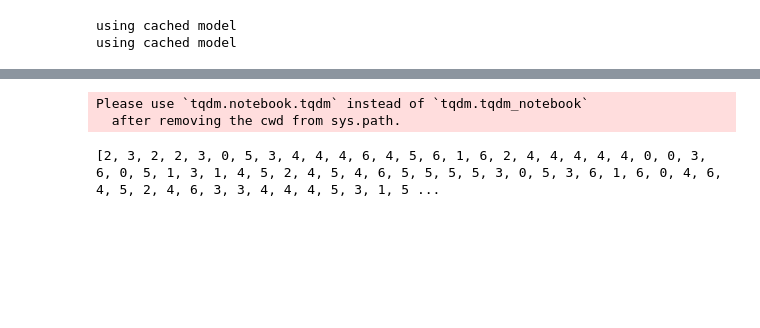
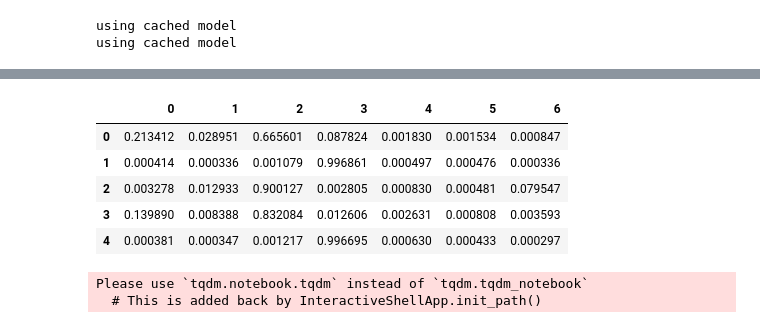
Before and after one commit to qkrwjdan/dacon_news_topic_clasiification, a Jupyter notebook: test-kobert.ipynb, the cells around one changed output, grey strips where cells are left out. Cells and saved outputs as stored; diff of their text form; code cells hidden in the pictures; blank space fills up the shorter version.

Commit message:
init

```diff
--- a/test-kobert.ipynb
+++ b/test-kobert.ipynb
@@ -128,0 +203,3 @@ submission = pd.read_csv('data/sample_submission.csv')
+# %%
+outs = np.array(outs)
+outs, len(outs), outs[0], outs[0].cpu().numpy()
@@ -128,0 +225,9 @@ submission = pd.read_csv('data/sample_submission.csv')
+# %%
+import torch.nn.functional as F
+
+tmp = []
+for out in outs:
+    data = F.softmax(out,dim=0)
+    tmp.append(data.cpu().numpy())
+
+tmp
@@ -128,0 +252,11 @@ submission = pd.read_csv('data/sample_submission.csv')
+# %%
+kobert_y_df = pd.DataFrame(tmp)
+# %%
+kobert_y_df.head()
+# %% [output]
+|  | 0 | 1 | 2 | 3 | 4 | 5 | 6 |
+| 0 | 0.213412 | 0.028951 | 0.665601 | 0.087824 | 0.001830 | 0.001534 | 0.000847 |
+| 1 | 0.000414 | 0.000336 | 0.001079 | 0.996861 | 0.000497 | 0.000476 | 0.000336 |
+| 2 | 0.003278 | 0.012933 | 0.900127 | 0.002805 | 0.000830 | 0.000481 | 0.079547 |
+| 3 | 0.139890 | 0.008388 | 0.832084 | 0.012606 | 0.002631 | 0.000808 | 0.003593 |
+| 4 | 0.000381 | 0.000347 | 0.001217 | 0.996695 | 0.000630 | 0.000433 | 0.000297 |
@@ -129,16 +265,35 @@ submission = pd.read_csv('data/sample_submission.csv')
 # %%
 model.eval()
-pred = []
+val_loss = 0
+test_acc = 0.0
+wrong_answer = []
 
-for batch_id, (token_ids, valid_length, segment_ids) in enumerate(tqdm_notebook(test_dataloader)):
+def calc_accuracy(X,Y):
+    max_vals, max_indices = torch.max(X, 1)
+    train_acc = (max_indices == Y).sum().data.cpu().numpy()/max_indices.size()[0]
+    return train_acc
+
+for batch_id, (token_ids, valid_length, segment_ids, label) in enumerate(tqdm_notebook(test_dataloader)):
+
     token_ids = token_ids.long().to(device)
     segment_ids = segment_ids.long().to(device)
     valid_length= valid_length
-    out = model(token_ids, valid_length, segment_ids)
-    _,max_indices = torch.max(out,1)
-    for idx in max_indices.cpu().numpy():
-        pred.append(idx)
+    label = label.long().to(device)
+
+    outs = model(token_ids, valid_length, segment_ids)
+    loss = loss_fn(outs,label)
+
+    max_vals, max_indices = torch.max(outs, 1)
+
+    for tok, out, lab in zip(token_ids,max_indices, label):
+        if out != lab:
+            wrong_answer.append((tok,out,lab))
+
+    val_loss += loss.data.cpu().numpy()
+    test_acc += calc_accuracy(outs, label)
+
+# print("epoch {} test acc {}".format(e+1, test_acc / (batch_id+1)))
+# print("epoch {} val_loss {}".format(e+1, val_loss / (batch_id+1)))
 # %% [output]
 Please use `tqdm.notebook.tqdm` instead of `tqdm.tqdm_notebook`
-  after removing the cwd from sys.path.
+  # This is added back by InteractiveShellApp.init_path()
-[2, 3, 2, 2, 3, 0, 5, 3, 4, 4, 4, 6, 4, 5, 6, 1, 6, 2, 4, 4, 4, 4, 4, 0, 0, 3, 6, 0, 5, 1, 3, 1, 4, 5, 2, 4, 5, 4, 6, 5, 5, 5, 5, 3, 0, 5, 3, 6, 1, 6, 0, 4, 6, 4, 5, 2, 4, 6, 3, 3, 4, 4, 4, 5, 3, 1, 5 ...
```
Also changed, not shown: parts of 25 cells of this notebook, 12 other files.
